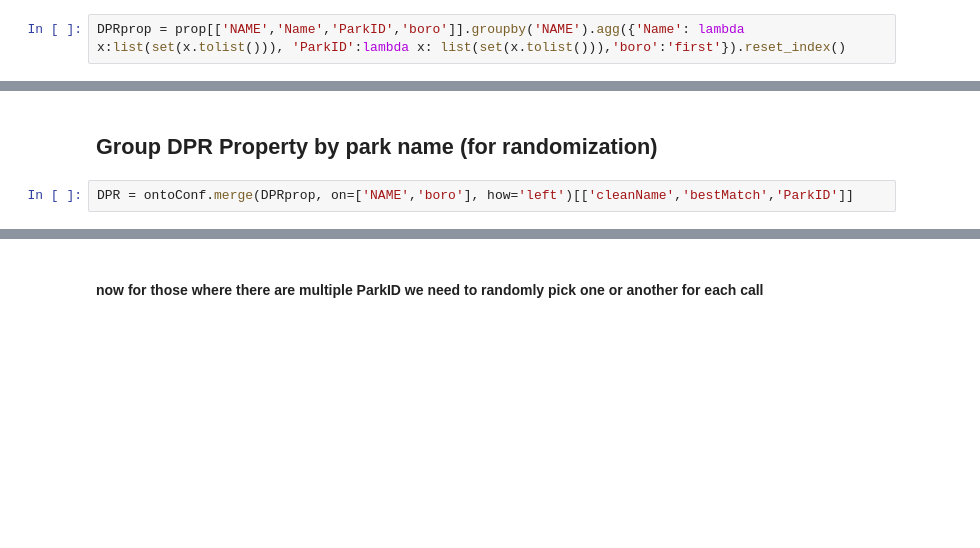
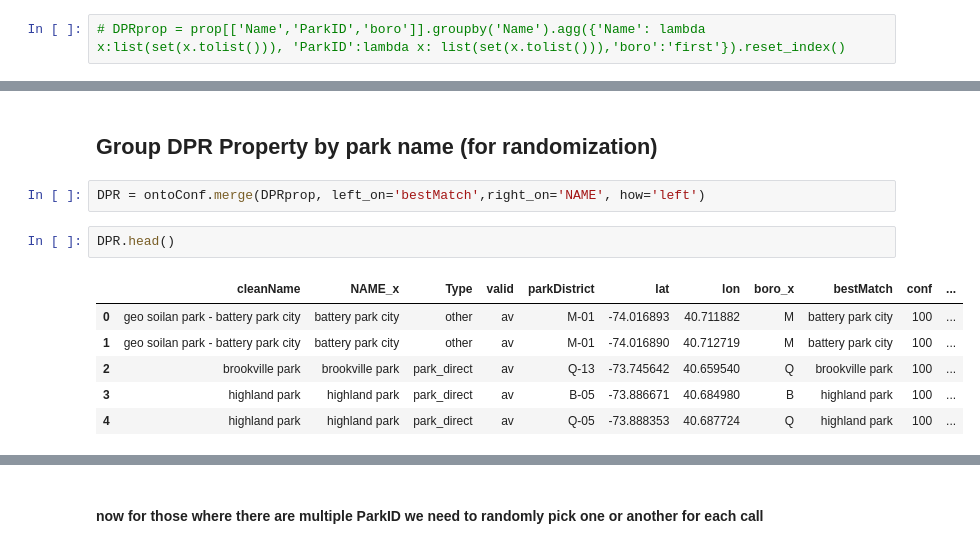
Before and after one commit to gdobler/parqa, a Jupyter notebook: Inspections/2_Property_match.ipynb, the cells around one changed output, grey strips where cells are left out. Saved outputs shown, nothing was run; the diff lists cells and outputs as text; blank space fills up the shorter version.

```diff
--- a/Inspections/2_Property_match.ipynb
+++ b/Inspections/2_Property_match.ipynb
@@ -109,2 +122,2 @@ prop.head()
 # %%
-DPRprop = prop[['NAME','Name','ParkID','boro']].groupby('NAME').agg({'Name': lambda x:list(set(x.tolist())), 'ParkID':lambda x: list(set(x.tolist())),'boro':'first'}).reset_index()
+# DPRprop = prop[['Name','ParkID','boro']].groupby('Name').agg({'Name': lambda x:list(set(x.tolist())), 'ParkID':lambda x: list(set(x.tolist())),'boro':'first'}).reset_index()
@@ -162,6 +220,15 @@ ontoConf = onto[onto.conf>90]
 # %% [markdown]
 ## Group DPR Property by park name (for randomization)
 # %%
-DPR = ontoConf.merge(DPRprop, on=['NAME','boro'], how='left')[['cleanName','bestMatch','ParkID']]
+DPR = ontoConf.merge(DPRprop, left_on='bestMatch',right_on='NAME', how='left')
+# %%
+DPR.head()
+# %% [output]
+|  | cleanName | NAME_x | Type | valid | parkDistrict | lat | lon | boro_x | bestMatch | conf | ... |
+| 0 | geo soilan park - battery park city | battery park city | other | av | M-01 | -74.016893 | 40.711882 | M | battery park city | 100 | ... |
+| 1 | geo soilan park - battery park city | battery park city | other | av | M-01 | -74.016890 | 40.712719 | M | battery park city | 100 | ... |
+| 2 | brookville park | brookville park | park_direct | av | Q-13 | -73.745642 | 40.659540 | Q | brookville park | 100 | ... |
+| 3 | highland park | highland park | park_direct | av | B-05 | -73.886671 | 40.684980 | B | highland park | 100 | ... |
+| 4 | highland park | highland park | park_direct | av | Q-05 | -73.888353 | 40.687724 | Q | highland park | 100 | ... |
 # %%
 # DPR.head()
```
Also changed, not shown: parts of 31 cells of this notebook.
